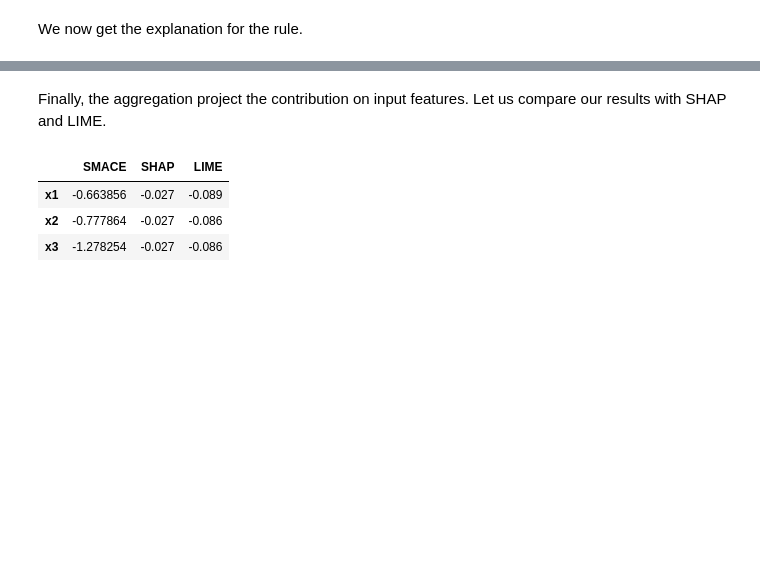
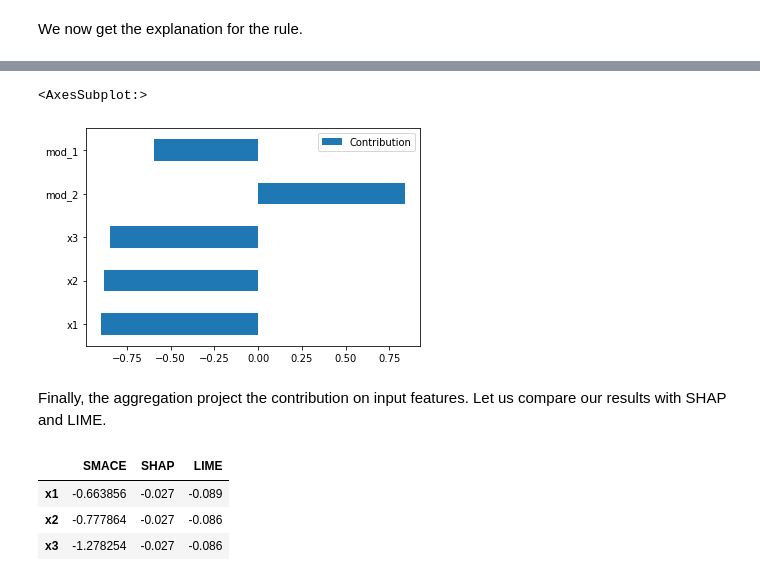
Before and after one commit to gianluigilopardo/smace, a Jupyter notebook: evaluation/hybrid_case1.ipynb, the cells around one changed output, grey strips where cells are left out. Saved outputs shown, nothing was run; the diff lists cells and outputs as text; code cells hidden in the pictures; blank space fills up the shorter version.

```diff
--- a/evaluation/hybrid_case1.ipynb
+++ b/evaluation/hybrid_case1.ipynb
@@ -150,3 +161,8 @@ mod_1        -0.595
+# %%
+explanation.rule_bar()
+# %% [output]
+<AxesSubplot:>
+[figure, added]
 # %% [markdown]
 Finally, the aggregation project the contribution on input features.
 Let us compare our results with SHAP and LIME.
```
Also changed, not shown: parts of 12 cells of this notebook, 3 other files.
